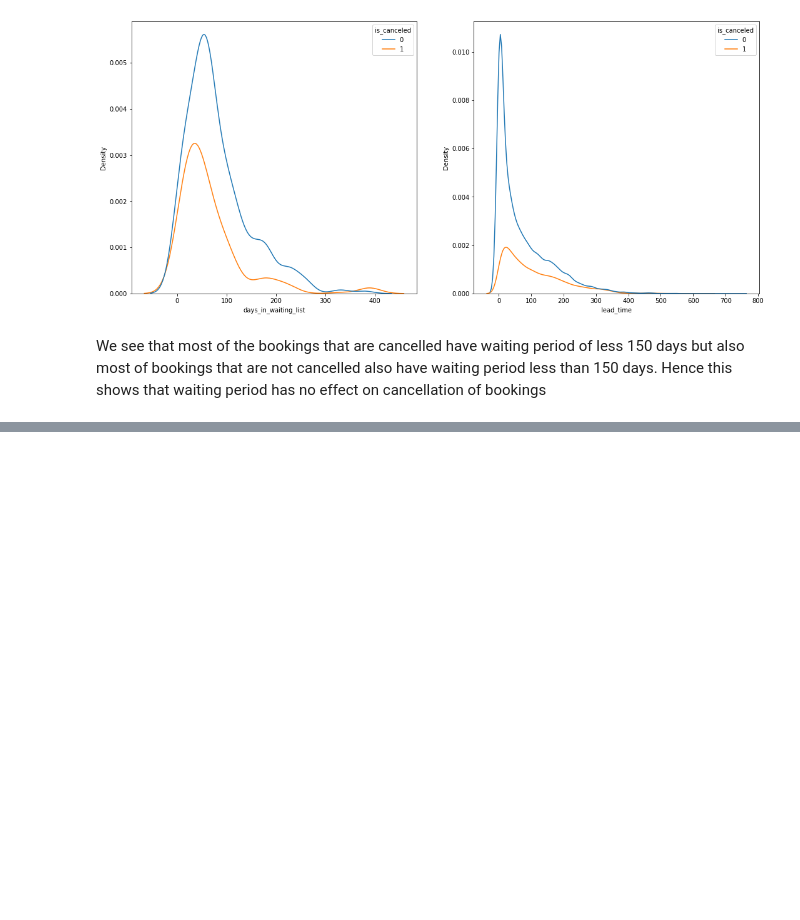
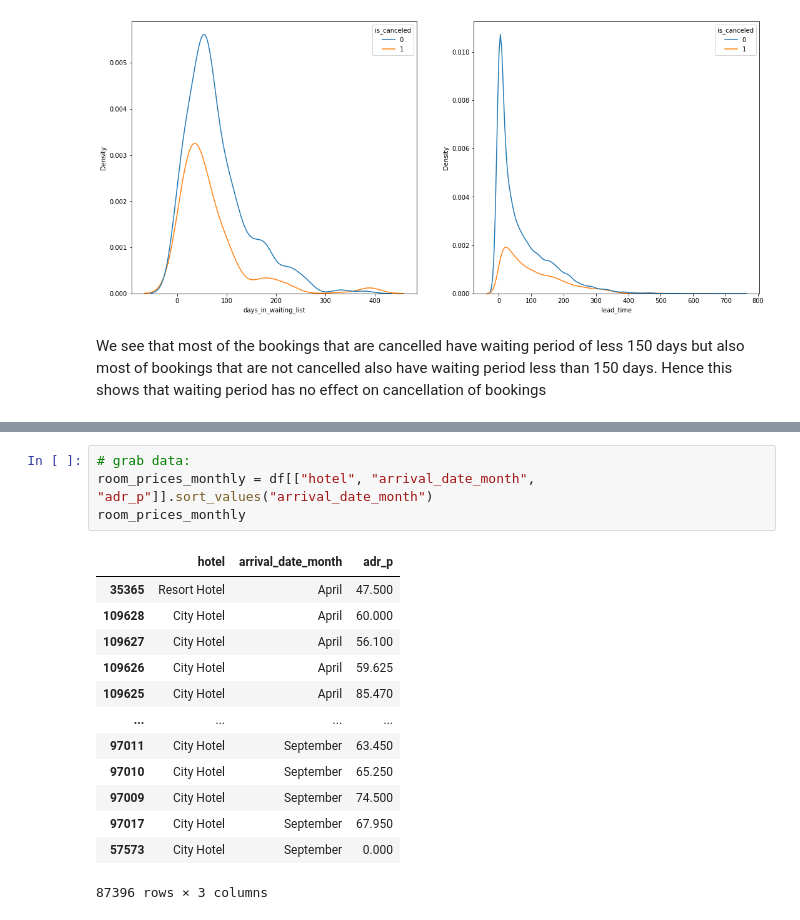
Before and after one commit to shobhi1998/Hotel-Booking-Analysis, a Jupyter notebook: Copy_Hotel_Booking.ipynb, the cells around one changed output, grey strips where cells are left out. Saved outputs shown, nothing was run; the diff lists cells and outputs as text; blank space fills up the shorter version.

```diff
--- a/Copy_Hotel_Booking.ipynb
+++ b/Copy_Hotel_Booking.ipynb
@@ -259,0 +291,18 @@ We see that most of the bookings that are cancelled have waiting period of less
+# %%
+# grab data:
+room_prices_monthly = df[["hotel", "arrival_date_month", "adr_p"]].sort_values("arrival_date_month")
+room_prices_monthly
+# %% [output]
+|  | hotel | arrival_date_month | adr_p |
+| 35365 | Resort Hotel | April | 47.500 |
+| 109628 | City Hotel | April | 60.000 |
+| 109627 | City Hotel | April | 56.100 |
+| 109626 | City Hotel | April | 59.625 |
+| 109625 | City Hotel | April | 85.470 |
+| ... | ... | ... | ... |
+| 97011 | City Hotel | September | 63.450 |
+| 97010 | City Hotel | September | 65.250 |
+| 97009 | City Hotel | September | 74.500 |
+| 97017 | City Hotel | September | 67.950 |
+| 57573 | City Hotel | September | 0.000 |
+87396 rows × 3 columns
```
Also changed, not shown: parts of 9 cells of this notebook.
